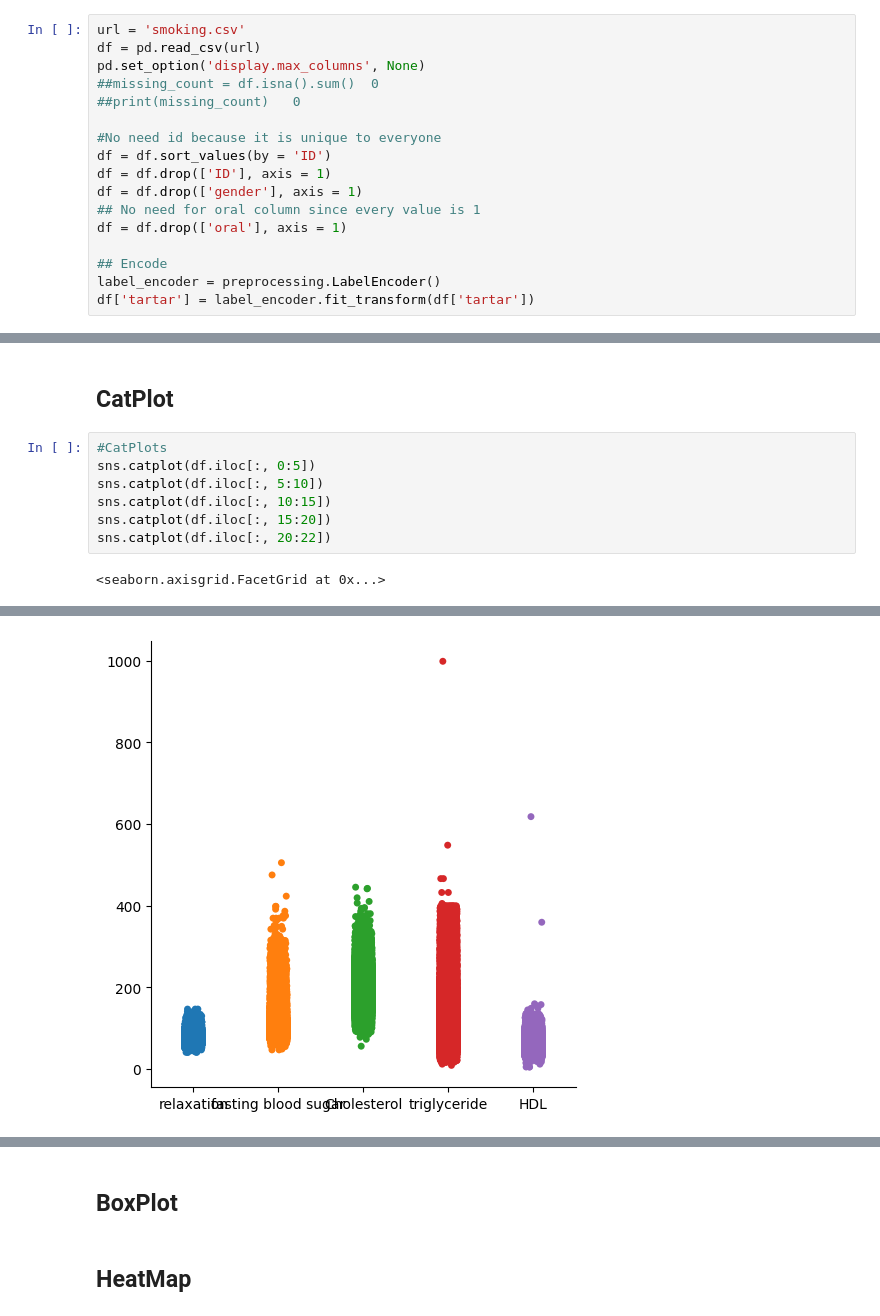
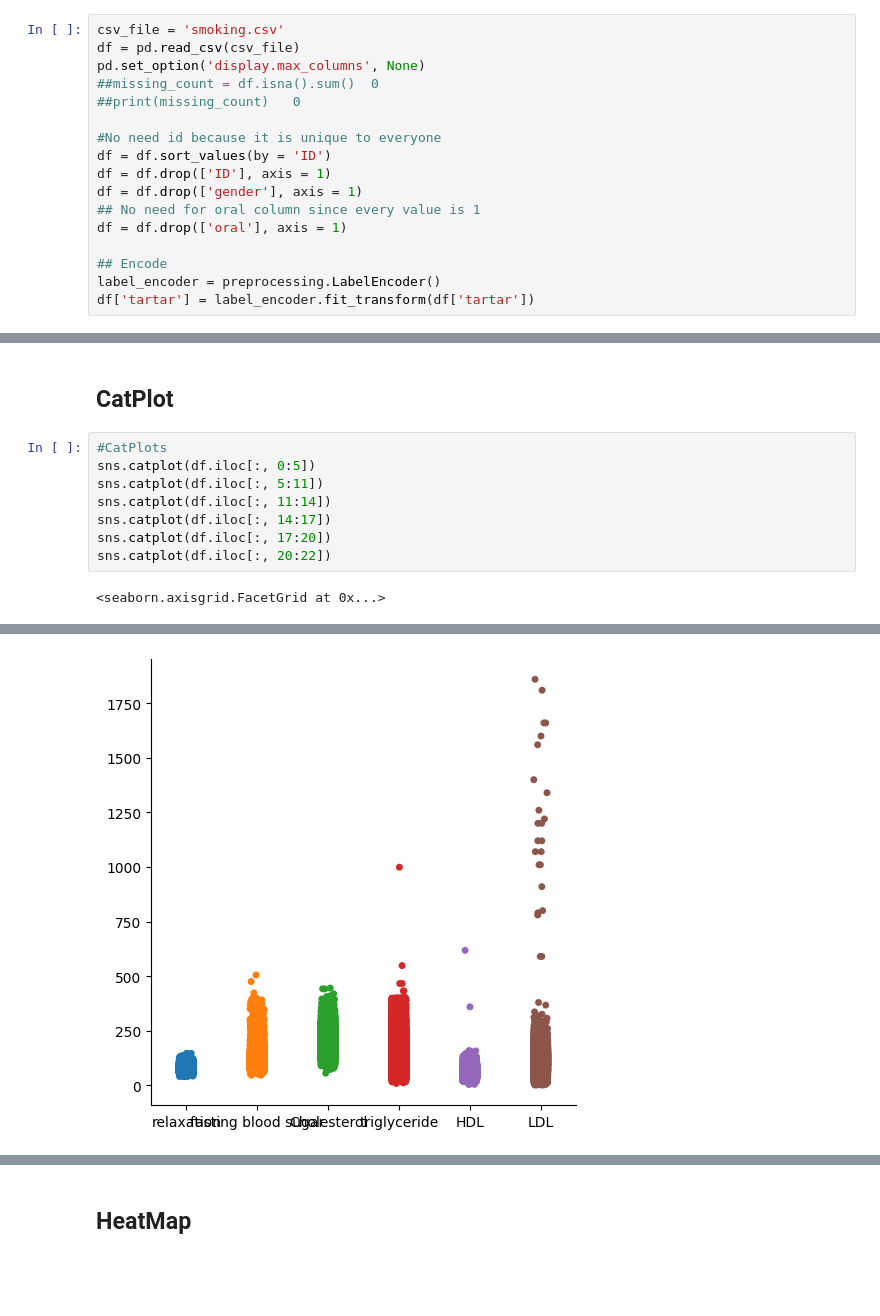
Before and after one commit to AtesBurak1/Ceng-474-Final, a Jupyter notebook: Smoking.ipynb, the cells around one changed output, grey strips where cells are left out. Drawn from its saved outputs; the diff is of its cells as text; blank space fills up the shorter version.

```diff
--- a/Smoking.ipynb
+++ b/Smoking.ipynb
@@ -11,8 +37,8 @@ from sklearn.metrics import accuracy_score, classification_report
 # %% [markdown]
 ### Read the data from github repository and drop uniqe values from it, also combining colunms which are related each other
 # %%
-url = 'smoking.csv'
-df = pd.read_csv(url)
+csv_file = 'smoking.csv'
+df = pd.read_csv(csv_file)
 pd.set_option('display.max_columns', None)
 ##missing_count = df.isna().sum()  0
 ##print(missing_count)   0
@@ -63,9 +91,10 @@ df['smoking'].value_counts().plot.pie(explode = [0,0.1], autopct="%1.1f%%",label
 # %%
 #CatPlots
 sns.catplot(df.iloc[:, 0:5])
-sns.catplot(df.iloc[:, 5:10])
-sns.catplot(df.iloc[:, 10:15])
-sns.catplot(df.iloc[:, 15:20])
+sns.catplot(df.iloc[:, 5:11])
+sns.catplot(df.iloc[:, 11:14])
+sns.catplot(df.iloc[:, 14:17])
+sns.catplot(df.iloc[:, 17:20])
 sns.catplot(df.iloc[:, 20:22])
 # %% [output]
 <seaborn.axisgrid.FacetGrid at 0x...>
@@ -73 +102 @@ sns.catplot(df.iloc[:, 20:22])
-[figure, old version]
+[figure, new version]
@@ -77,5 +107,3 @@ sns.catplot(df.iloc[:, 20:22])
-# %% [markdown]
-## BoxPlot
 # %% [markdown]
 ## HeatMap
 # %%
```
Also changed, not shown: parts of 39 cells of this notebook.
